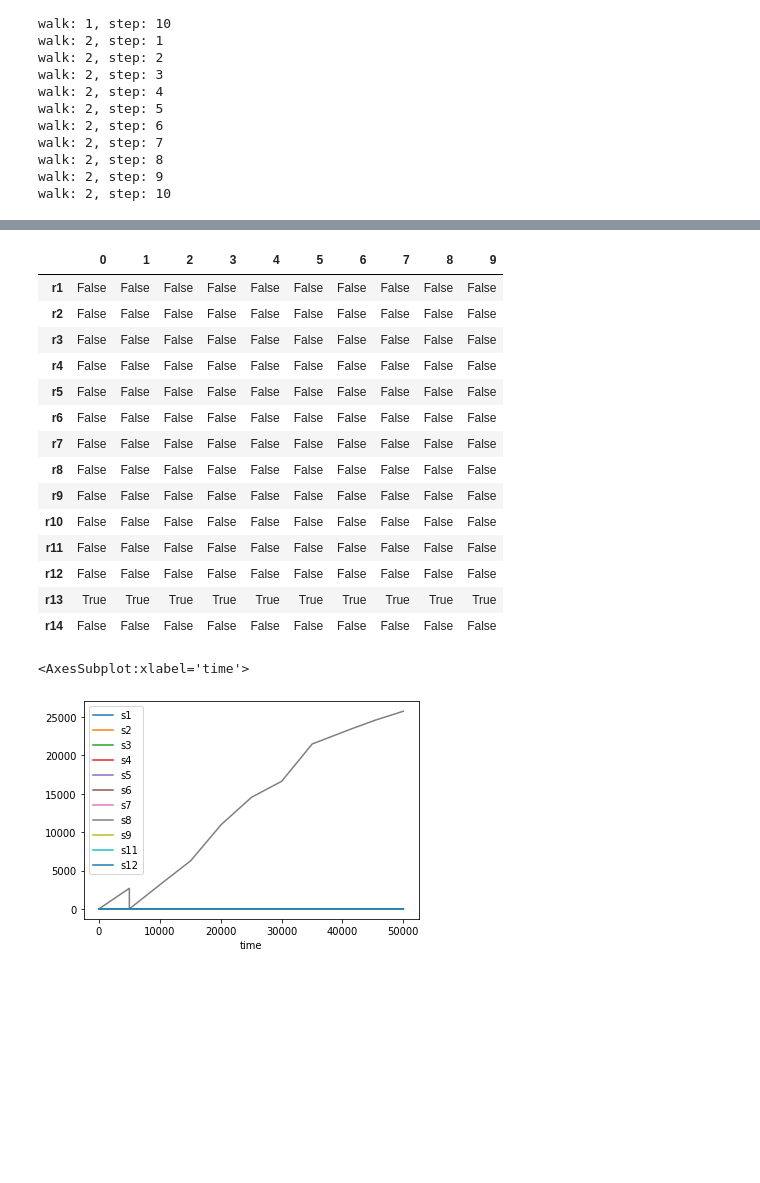
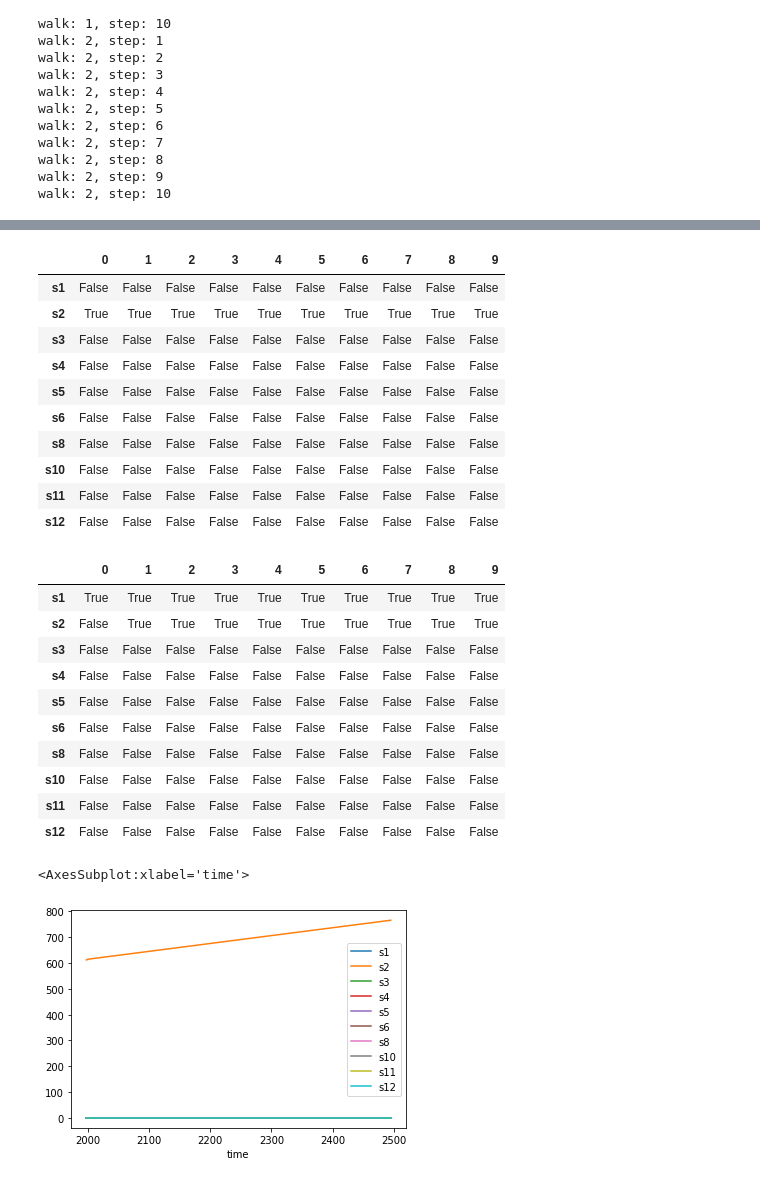
Before and after one commit to pmaldona/pyRN, a Jupyter notebook: notebooks/Simulator and Random Walks.ipynb, the cells around one changed output, grey strips where cells are left out. Saved outputs shown, nothing was run; the diff lists cells and outputs as text; code cells hidden in the pictures; blank space fills up the shorter version.

```diff
--- a/notebooks/Simulator and Random Walks.ipynb
+++ b/notebooks/Simulator and Random Walks.ipynb
@@ -13,6 +13,6 @@ Once a network has been initialized using the `rg_g2()` function, a mass action
 # %%
-RN=pyRN.rand_gen_whit_inflow()
-RN.set_model_ma(i_sp=None,rt=None)
+RN=pyRN.setRandomgeneratedWithInflow()
+RN.setMakModel(i_sp=None,rt=None)
 # %% [markdown]
 The initialization parameters correspond to:
 
@@ -21,5 +21,5 @@ The initialization parameters correspond to:
 
 If this inputs are not given (`None` values), they are inizialized by a uniform distribution in the interval [0,1].The dynamic model is inherited from the `roadruner` library, a python library for dynamic stability analysis in sbml models. Then, the model then can be simulate by the folowing function:
 # %%
-RN.run_model(ti=0,tf=50,steps=100,cutoff=0.1)
+RN.runModel(ti=0,tf=50,steps=100,cutoff=0.1)
 # %% [markdown]
@@ -108,9 +125,9 @@ Concentrations and rates can be changed using the `param_change_ma()` function.
 # %%
-i_sp=np.random.uniform(size=RN.mr.shape[0]) #generation of random species concentration from a uniform distribution
-rt=np.random.uniform(size=RN.mr.shape[1]) #generation of random kinetic costants concentration from a uniform distribution
-RN.param_change_ma(i_sp=i_sp,rt=rt,init=False) # changing the paraeters of the model
-RN.run_model(50,100,100) # runing the model from the last simulating point
-RN.con.plot()
-RN.rate.plot()
+i_sp=np.random.uniform(size=RN.MrDf.shape[0]) #generation of random species concentration from a uniform distribution
+rt=np.random.uniform(size=RN.MrDf.shape[1]) #generation of random kinetic costants concentration from a uniform distribution
+RN.setMakParam(i_sp=i_sp,rt=rt,init=False) # changing the paraeters of the model
+RN.runModel(50,100,100) # runing the model from the last simulating point
+RN.SpConDf.plot()
+RN.RpRateDf.plot()
 # %% [output]
 <AxesSubplot:xlabel='time'>
@@ -279,25 +293,35 @@ RN.rw[0]['a']
 | s11 | False | False | False | False | False | False | False | False | False | False |
 | s12 | False | False | False | False | False | False | False | False | False | False |
+# %%
+RN.RwListDictDf[0]['ac']
+# %% [output]
+|  | 0 | 1 | 2 | 3 | 4 | 5 | 6 | 7 | 8 | 9 |
+| s1 | False | False | False | False | False | False | False | False | False | False |
+| s2 | True | True | True | True | True | True | True | True | True | True |
+| s3 | False | False | False | False | False | False | False | False | False | False |
+| s4 | False | False | False | False | False | False | False | False | False | False |
+| s5 | False | False | False | False | False | False | False | False | False | False |
+| s6 | False | False | False | False | False | False | False | False | False | False |
+| s8 | False | False | False | False | False | False | False | False | False | False |
+| s10 | False | False | False | False | False | False | False | False | False | False |
+| s11 | False | False | False | False | False | False | False | False | False | False |
+| s12 | False | False | False | False | False | False | False | False | False | False |
 # %%
-RN.rw[0]['u']
+RN.RwListDictDf[0]['u']
 # %% [output]
 |  | 0 | 1 | 2 | 3 | 4 | 5 | 6 | 7 | 8 | 9 |
-| r1 | False | False | False | False | False | False | False | False | False | False |
-| r2 | False | False | False | False | False | False | False | False | False | False |
-| r3 | False | False | False | False | False | False | False | False | False | False |
-| r4 | False | False | False | False | False | False | False | False | False | False |
-| r5 | False | False | False | False | False | False | False | False | False | False |
-| r6 | False | False | False | False | False | False | False | False | False | False |
-| r7 | False | False | False | False | False | False | False | False | False | False |
-| r8 | False | False | False | False | False | False | False | False | False | False |
-| r9 | False | False | False | False | False | False | False | False | False | False |
-| r10 | False | False | False | False | False | False | False | False | False | False |
-| r11 | False | False | False | False | False | False | False | False | False | False |
-| r12 | False | False | False | False | False | False | False | False | False | False |
-| r13 | True | True | True | True | True | True | True | True | True | True |
-| r14 | False | False | False | False | False | False | False | False | False | False |
+| s1 | True | True | True | True | True | True | True | True | True | True |
+| s2 | False | True | True | True | True | True | True | True | True | True |
+| s3 | False | False | False | False | False | False | False | False | False | False |
+| s4 | False | False | False | False | False | False | False | False | False | False |
+| s5 | False | False | False | False | False | False | False | False | False | False |
+| s6 | False | False | False | False | False | False | False | False | False | False |
+| s8 | False | False | False | False | False | False | False | False | False | False |
+| s10 | False | False | False | False | False | False | False | False | False | False |
+| s11 | False | False | False | False | False | False | False | False | False | False |
+| s12 | False | False | False | False | False | False | False | False | False | False |
 # %%
-RN.rw[0]['sim']['con'].plot()
+RN.RwListDictDf[0]['sim'][2]['con'].plot()
 # %% [output]
 <AxesSubplot:xlabel='time'>
-[figure, old version]
+[figure, new version]
```
Also changed, not shown: parts of 22 cells of this notebook, 9 other files.
